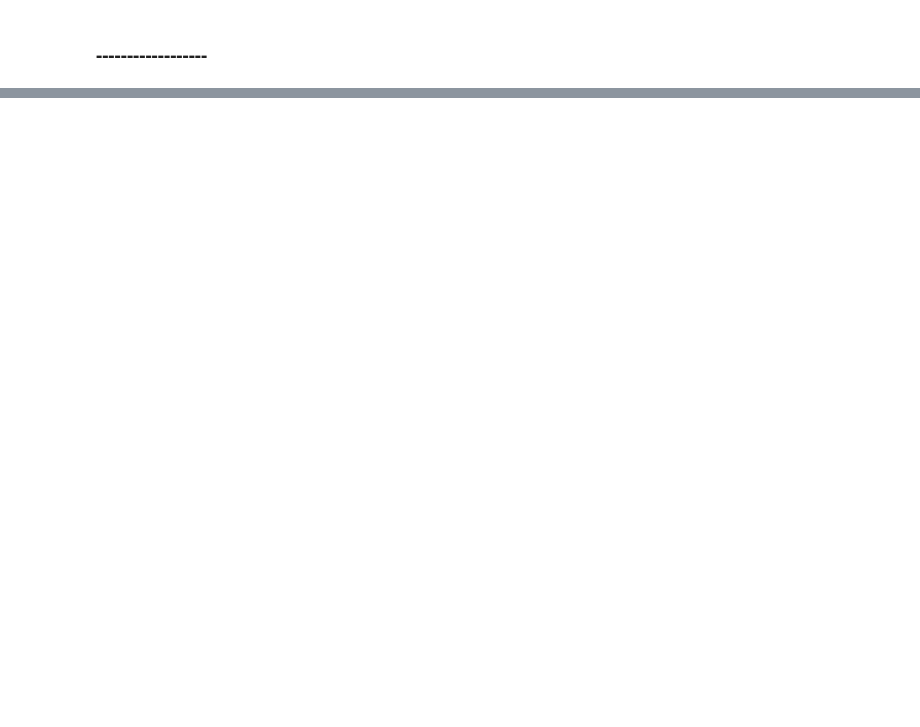
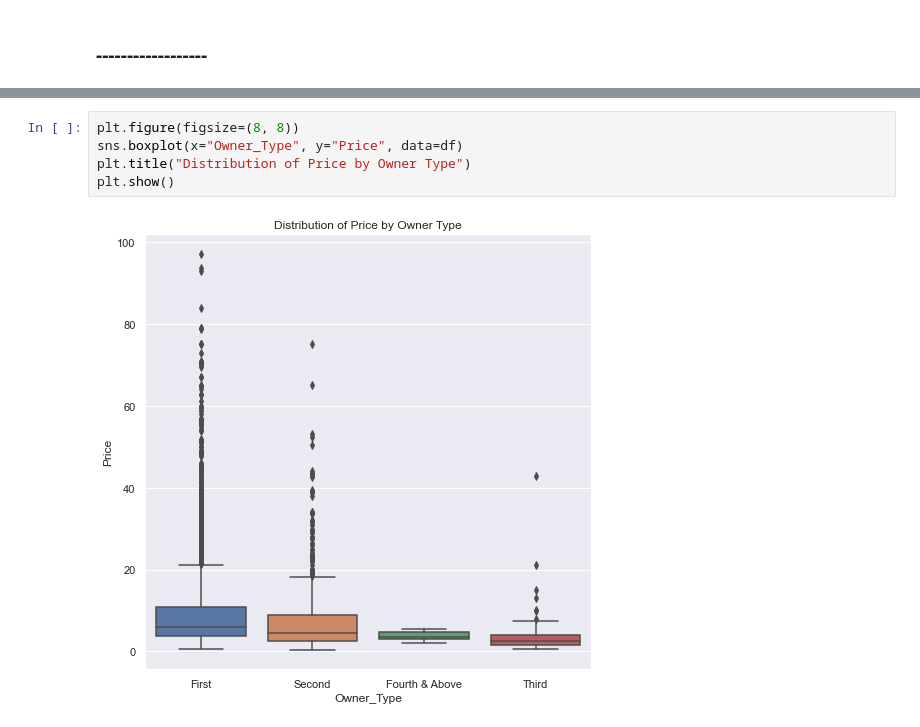
Before and after one commit to vryan-06/DarkCoders_Datahack, a Jupyter notebook: notebook/Data Analytics DJSE PS3.ipynb, the cells around one changed output, grey strips where cells are left out. Drawn from its saved outputs; the diff is of its cells as text; blank space fills up the shorter version.

```diff
--- a/notebook/Data Analytics DJSE PS3.ipynb
+++ b/notebook/Data Analytics DJSE PS3.ipynb
@@ -144,0 +172,7 @@ df.head()
+# %%
+plt.figure(figsize=(8, 8))
+sns.boxplot(x="Owner_Type", y="Price", data=df)
+plt.title("Distribution of Price by Owner Type")
+plt.show()
+# %% [output]
+[figure, added]
```
Also changed, not shown: parts of 19 cells of this notebook.
